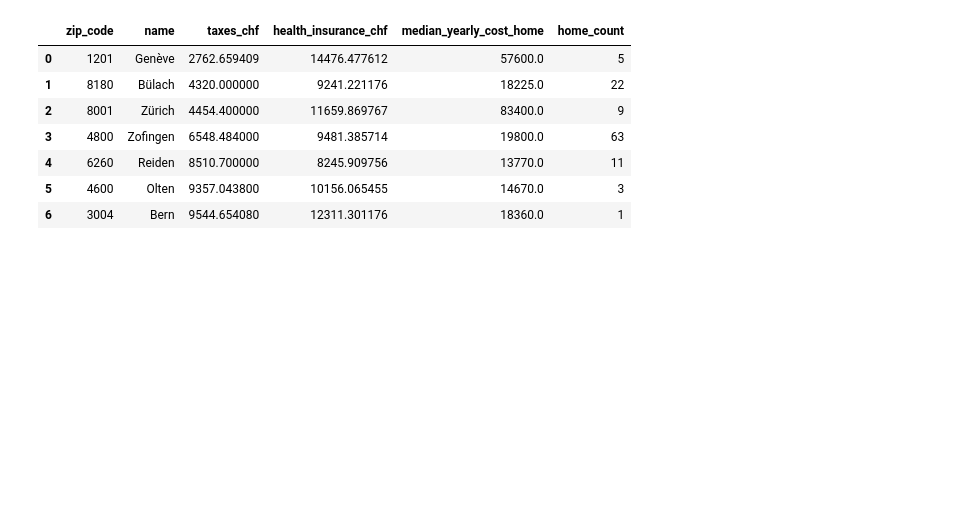
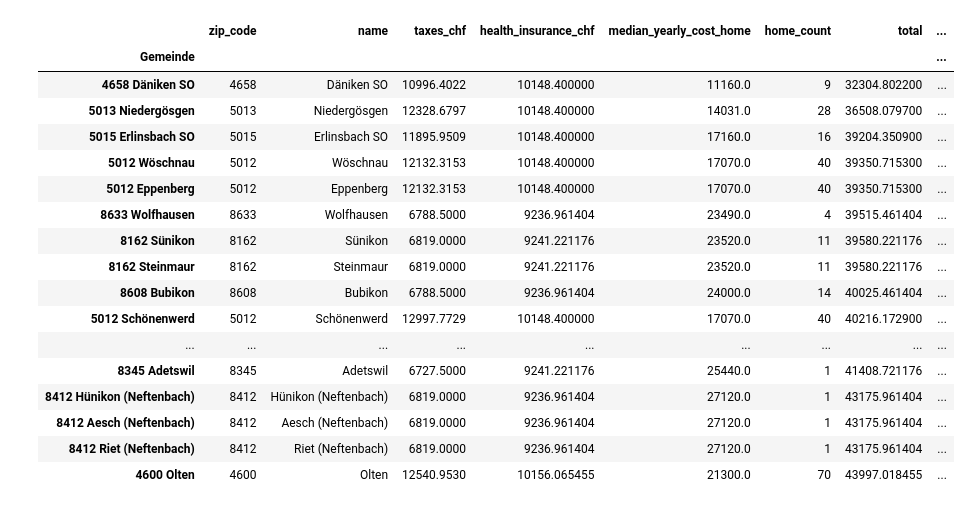
Before and after one commit to muyajil/wheretolive.ch, a Jupyter notebook: example_calculation.ipynb, the cells around one changed output. Drawn from its saved outputs; the diff is of its cells as text; code cells hidden in the pictures; blank space fills up the shorter version.

```diff
--- a/example_calculation.ipynb
+++ b/example_calculation.ipynb
@@ -6,18 +20,24 @@ import numpy as np
 db_conn = pg.connect("postgresql://wheretolive:wheretolive@192.168.86.145:5432/wheretolive")
 # %%
 target_zip_code = 8001
-station_type = 'closest_station' # or clossest_train
-station_field_name = 'closest_station' # or closest_train_station
+station_type = 'closest_station' # or closest_train
+
+if station_type == 'closest_station':
+    station_field_name = 'closest_station'
+else:
+    station_field_name = 'closest_train_station'
+
 max_commute_h = 1
 
-people_ages_franchises = [(27, 2500), (26, 2500), (2, 0), (0, 0)]
+people_ages_franchises = [(1992, 2500), (1993, 2500), (2018, 0), (2020, 0)]
 
-num_children = 2
+children = 2
 married = True
 double_salary = True
 income = 125000
 
 mortgage_rate = 0.01
+loan_percentage = 0.8
 rooms_min = 4.5
 rooms_max = 5.5
 # %%
@@ -122,10 +175,20 @@ and rooms <= 5.5 and rooms >= 4.5 and price > 0
 # %%
+sql = """
+select zip_code, is_rent, price from accomodation
+where zip_code in (<ZIP_CODES>)
+and rooms <= <MAX_ROOMS> and rooms >= <MIN_ROOMS> and price > 0
+"""
+sql = sql.replace('<ZIP_CODES>', ','.join(df_towns['zip_code'].map(lambda x: str(x))))
+sql = sql.replace('<MAX_ROOMS>', str(rooms_max))
+sql = sql.replace('<MIN_ROOMS>', str(rooms_min))
+
+
 df_acc = pd.read_sql(sql, db_conn)
 df_acc.loc[df_acc.is_rent, 'yearly_cost_home'] = df_acc[df_acc.is_rent]['price']*12
-df_acc.loc[~df_acc.is_rent, 'yearly_cost_home'] = df_acc[~df_acc.is_rent]['price']*(0.01 + 0.8*0.01)
+df_acc.loc[~df_acc.is_rent, 'yearly_cost_home'] = df_acc[~df_acc.is_rent]['price']*(0.01 + loan_percentage*mortgage_rate)
 df_acc = df_acc.drop(['price', 'is_rent'], axis=1)
 df_acc = df_acc.groupby(by='zip_code').agg({"yearly_cost_home": [np.median, 'count']}).reset_index()
-df_acc.head(10)
+df_acc.head(100)
 # %% [output]
 |  | zip_code | yearly_cost_home |  |
 |  |  | median | count |
@@ -139,15 +210,37 @@ df_acc.head(10)
 # %%
-df = df_tax.merge(df_health).merge(df_acc, left_on='zip_code', right_on='zip_code')
+df = df_tax.merge(df_health_agg).merge(df_acc, left_on='zip_code', right_on='zip_code')
 df['median_yearly_cost_home'] = df[('yearly_cost_home', 'median')]
 df['home_count'] = df[('yearly_cost_home', 'count')]
 df = df.drop([('yearly_cost_home', 'count'), ('yearly_cost_home', 'median')], axis=1)
-df.head(10)
+
+
+df['total'] = df['taxes_chf'] + df['health_insurance_chf'] + df['median_yearly_cost_home']
+df['percent_of_income'] = (df['total']/income)*100
+df['taxes_percent'] = (df['taxes_chf']/income)*100
+df['health_insurance_percent'] = (df['health_insurance_chf']/income)*100
+df['median_yearly_cost_home_percent'] = (df['median_yearly_cost_home']/income)*100
+df['Gemeinde'] = df['zip_code'].astype(str) + ' ' + df['name']
+df = df.sort_values(by='total')
+df = df.set_index('Gemeinde')
+
+
+df.head(100)
 # %% [output]
-|  | zip_code | name | taxes_chf | health_insurance_chf | median_yearly_cost_home | home_count |
-| 0 | 1201 | Genève | 2762.659409 | 14476.477612 | 57600.0 | 5 |
-| 1 | 8180 | Bülach | 4320.000000 | 9241.221176 | 18225.0 | 22 |
-| 2 | 8001 | Zürich | 4454.400000 | 11659.869767 | 83400.0 | 9 |
-| 3 | 4800 | Zofingen | 6548.484000 | 9481.385714 | 19800.0 | 63 |
-| 4 | 6260 | Reiden | 8510.700000 | 8245.909756 | 13770.0 | 11 |
-| 5 | 4600 | Olten | 9357.043800 | 10156.065455 | 14670.0 | 3 |
-| 6 | 3004 | Bern | 9544.654080 | 12311.301176 | 18360.0 | 1 |
+|  | zip_code | name | taxes_chf | health_insurance_chf | median_yearly_cost_home | home_count | total | ... |
+| Gemeinde |  |  |  |  |  |  |  | ... |
+| 4658 Däniken SO | 4658 | Däniken SO | 10996.4022 | 10148.400000 | 11160.0 | 9 | 32304.802200 | ... |
+| 5013 Niedergösgen | 5013 | Niedergösgen | 12328.6797 | 10148.400000 | 14031.0 | 28 | 36508.079700 | ... |
+| 5015 Erlinsbach SO | 5015 | Erlinsbach SO | 11895.9509 | 10148.400000 | 17160.0 | 16 | 39204.350900 | ... |
+| 5012 Wöschnau | 5012 | Wöschnau | 12132.3153 | 10148.400000 | 17070.0 | 40 | 39350.715300 | ... |
+| 5012 Eppenberg | 5012 | Eppenberg | 12132.3153 | 10148.400000 | 17070.0 | 40 | 39350.715300 | ... |
+| 8633 Wolfhausen | 8633 | Wolfhausen | 6788.5000 | 9236.961404 | 23490.0 | 4 | 39515.461404 | ... |
+| 8162 Sünikon | 8162 | Sünikon | 6819.0000 | 9241.221176 | 23520.0 | 11 | 39580.221176 | ... |
+| 8162 Steinmaur | 8162 | Steinmaur | 6819.0000 | 9241.221176 | 23520.0 | 11 | 39580.221176 | ... |
+| 8608 Bubikon | 8608 | Bubikon | 6788.5000 | 9236.961404 | 24000.0 | 14 | 40025.461404 | ... |
+| 5012 Schönenwerd | 5012 | Schönenwerd | 12997.7729 | 10148.400000 | 17070.0 | 40 | 40216.172900 | ... |
+| ... | ... | ... | ... | ... | ... | ... | ... | ... |
+| 8345 Adetswil | 8345 | Adetswil | 6727.5000 | 9241.221176 | 25440.0 | 1 | 41408.721176 | ... |
+| 8412 Hünikon (Neftenbach) | 8412 | Hünikon (Neftenbach) | 6819.0000 | 9236.961404 | 27120.0 | 1 | 43175.961404 | ... |
+| 8412 Aesch (Neftenbach) | 8412 | Aesch (Neftenbach) | 6819.0000 | 9236.961404 | 27120.0 | 1 | 43175.961404 | ... |
+| 8412 Riet (Neftenbach) | 8412 | Riet (Neftenbach) | 6819.0000 | 9236.961404 | 27120.0 | 1 | 43175.961404 | ... |
+| 4600 Olten | 4600 | Olten | 12540.9530 | 10156.065455 | 21300.0 | 70 | 43997.018455 | ... |
```
Also changed, not shown: parts of 13 cells of this notebook.
